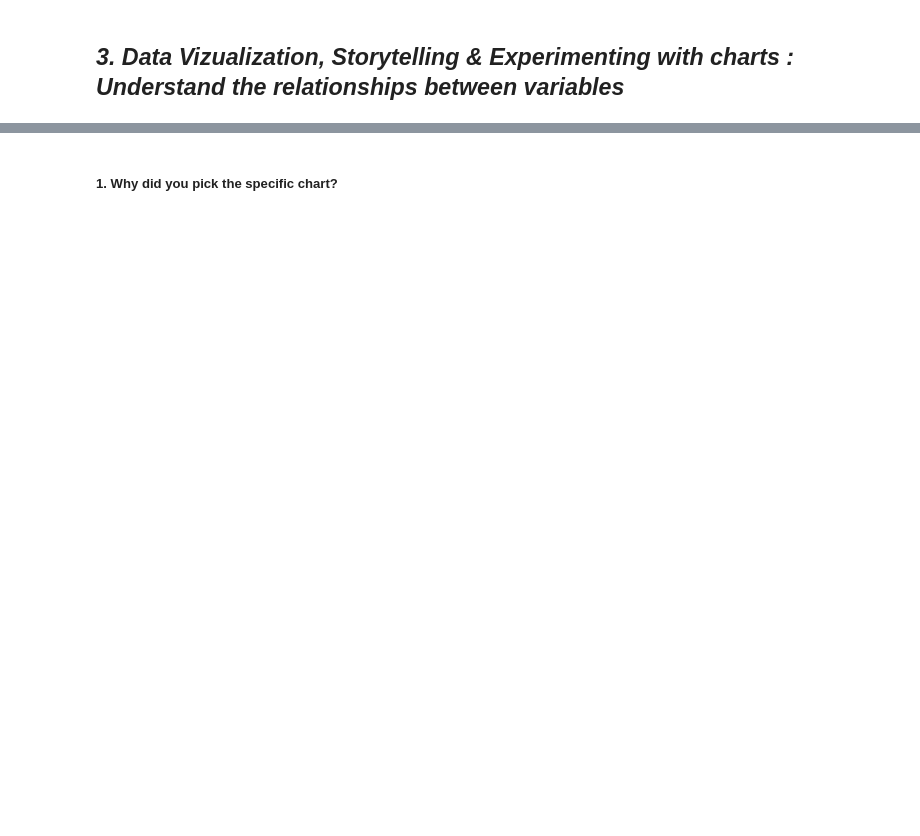
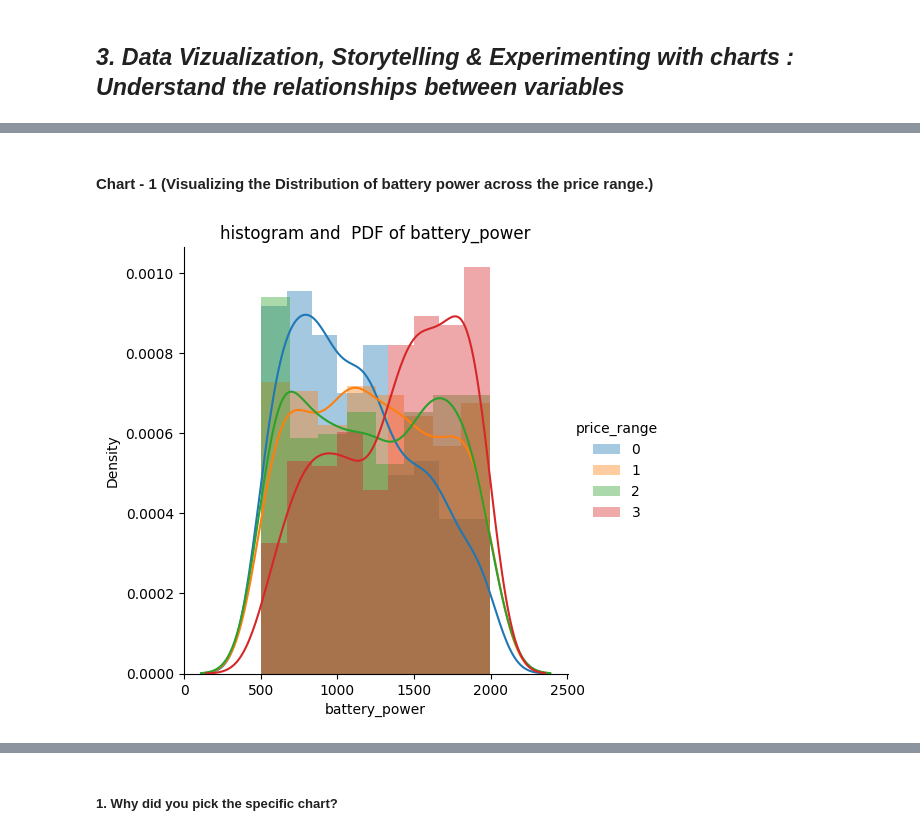
Before and after one commit to MohanVishe/Supervised-ML--Classification----Mobile-Price-Range-Prediction, a Jupyter notebook: Mobile_Price_Range_Prediction_Individual_Project.ipynb, the cells around one changed output, grey strips where cells are left out. Saved outputs shown, nothing was run; the diff lists cells and outputs as text; code cells hidden in the pictures; blank space fills up the shorter version.

```diff
--- a/Mobile_Price_Range_Prediction_Individual_Project.ipynb
+++ b/Mobile_Price_Range_Prediction_Individual_Project.ipynb
@@ -311,2 +418,8 @@ Answer Here.
+# %% [markdown]
+#### Chart - 1 (Visualizing the Distribution of battery power across the price range.)
 # %%
 # Chart - 1 visualization code
+
+PDF("price_range","battery_power")
+# %% [output]
+[figure, added]
```
Also changed, not shown: parts of 56 cells of this notebook.
